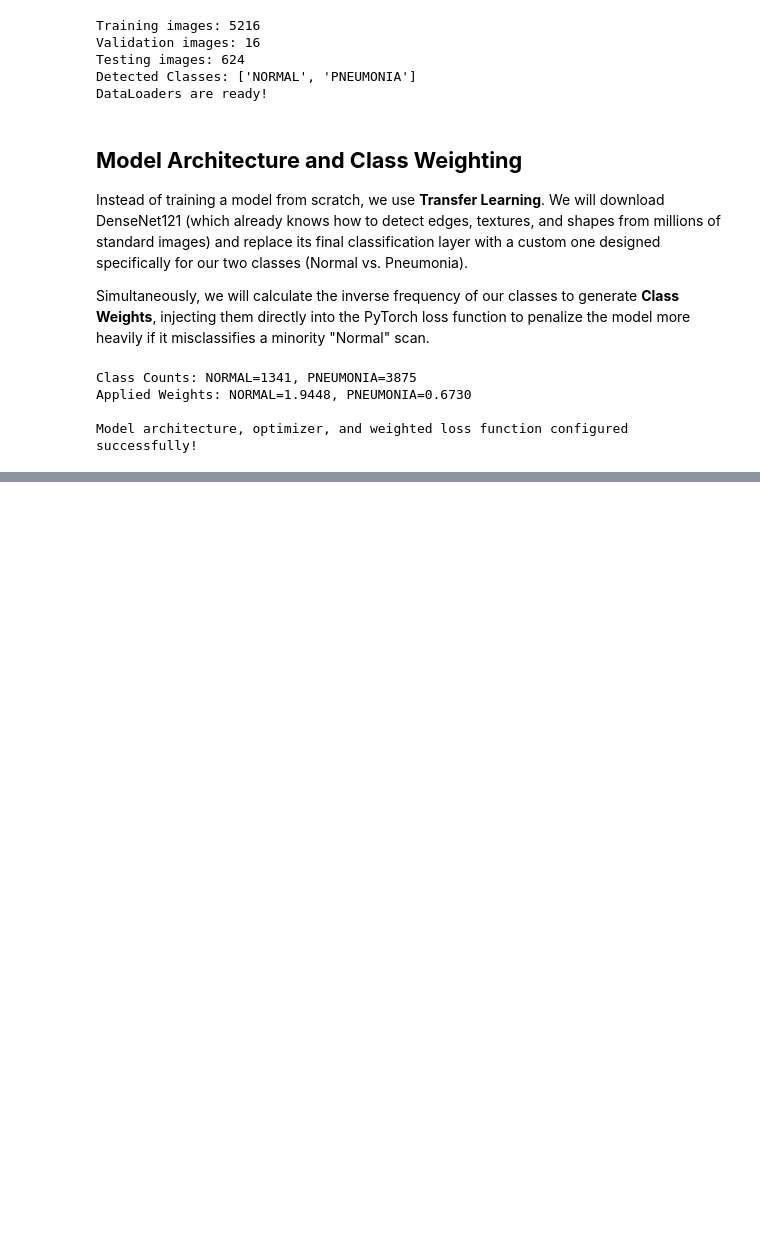
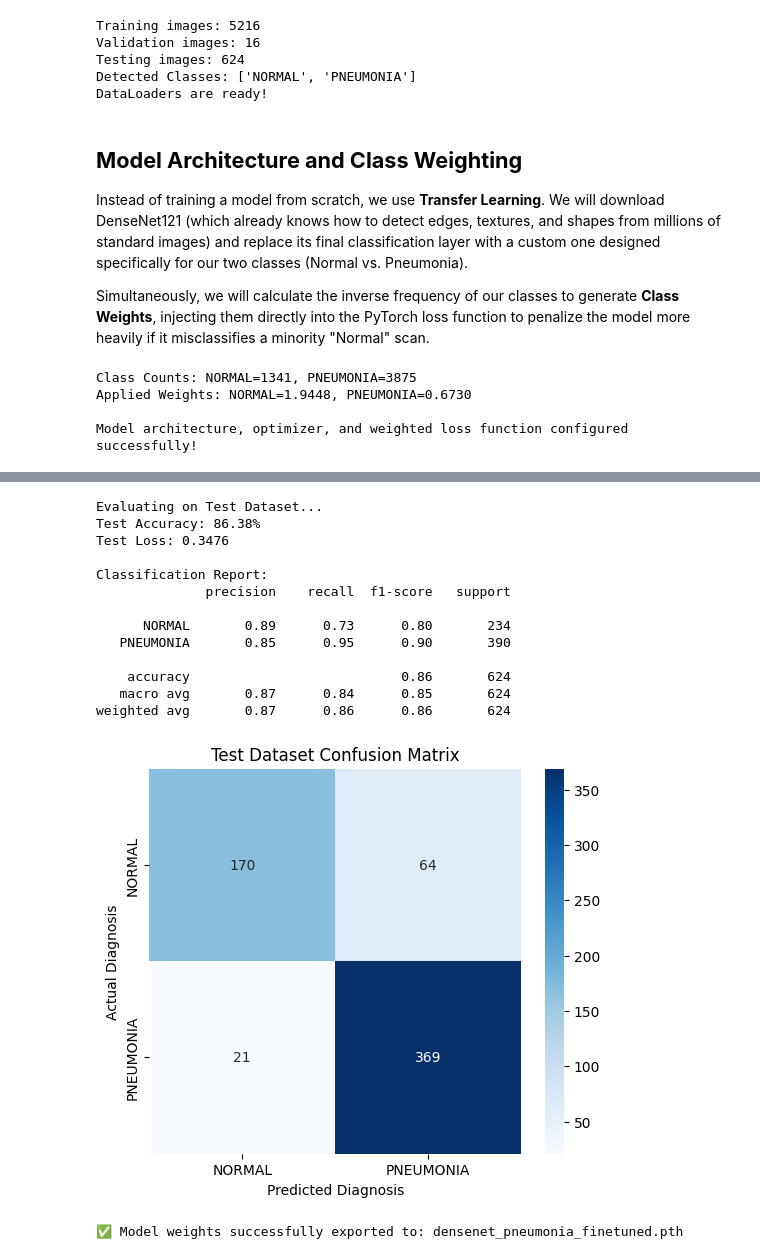
Before and after one commit to mobadara/precision-diagnostics-xai, a Jupyter notebook: notebooks/01_model_training_and_fine_tuning.ipynb, the cells around one changed output, grey strips where cells are left out. Drawn from its saved outputs; the diff is of its cells as text; code cells hidden in the pictures; blank space fills up the shorter version.

```diff
--- a/notebooks/01_model_training_and_fine_tuning.ipynb
+++ b/notebooks/01_model_training_and_fine_tuning.ipynb
@@ -145,0 +268,70 @@ Model architecture, optimizer, and weighted loss function configured successfull
+# %%
+# --- 1. Evaluate on the Test Set ---
+model.eval()
+test_loss = 0.0
+correct = 0
+total = 0
+all_preds = []
+all_labels = []
+
+print("Evaluating on Test Dataset...")
+
+with torch.no_grad():
+    for inputs, labels in test_loader:
+        inputs, labels = inputs.to(device), labels.to(device)
+
+        outputs = model(inputs)
+        loss = criterion(outputs, labels)
+        test_loss += loss.item() * inputs.size(0)
+
+        # Get predictions
+        probabilities = F.softmax(outputs, dim=1)
+        _, predicted = torch.max(probabilities, 1)
+
+        total += labels.size(0)
+        correct += (predicted == labels).sum().item()
+
+        # Store for metrics
+        all_preds.extend(predicted.cpu().numpy())
+        all_labels.extend(labels.cpu().numpy())
+
+test_accuracy = correct / total
+test_loss = test_loss / total
+
+print(f"Test Accuracy: {test_accuracy * 100:.2f}%")
+print(f"Test Loss: {test_loss:.4f}\n")
+
+# --- 2. Classification Report & Confusion Matrix ---
+target_names = train_dataset.classes
+print("Classification Report:")
+print(classification_report(all_labels, all_preds, target_names=target_names))
+
+# Plotting the Confusion Matrix
+cm = confusion_matrix(all_labels, all_preds)
+plt.figure(figsize=(6, 5))
+sns.heatmap(cm, annot=True, fmt='d', cmap='Blues', xticklabels=target_names, yticklabels=target_names)
+plt.title('Test Dataset Confusion Matrix')
+plt.ylabel('Actual Diagnosis')
+plt.xlabel('Predicted Diagnosis')
+plt.show()
+
+# --- 3. Export the Model Weights ---
+export_path = "densenet_pneumonia_finetuned.pth"
+torch.save(model.state_dict(), export_path)
+print(f"\n✅ Model weights successfully exported to: {export_path}")
+# %% [output]
+Evaluating on Test Dataset...
+Test Accuracy: 86.38%
+Test Loss: 0.3476
+
+Classification Report:
+              precision    recall  f1-score   support
+
+      NORMAL       0.89      0.73      0.80       234
+   PNEUMONIA       0.85      0.95      0.90       390
+
+    accuracy                           0.86       624
+   macro avg       0.87      0.84      0.85       624
+weighted avg       0.87      0.86      0.86       624
+[figure, added]
+✅ Model weights successfully exported to: densenet_pneumonia_finetuned.pth
```
Also changed, not shown: parts of 6 cells of this notebook.
